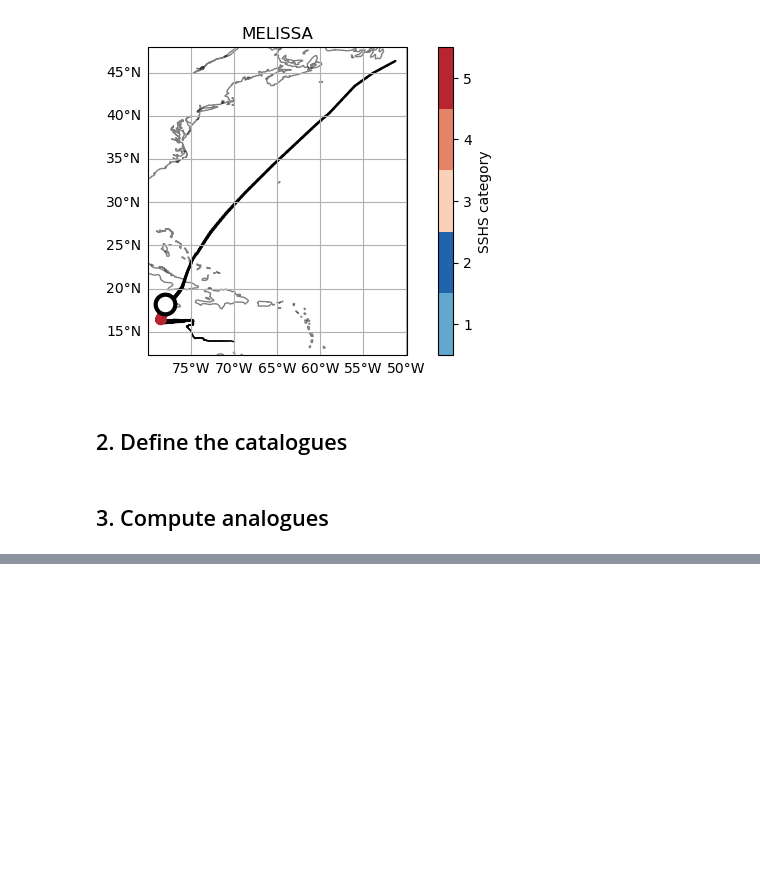
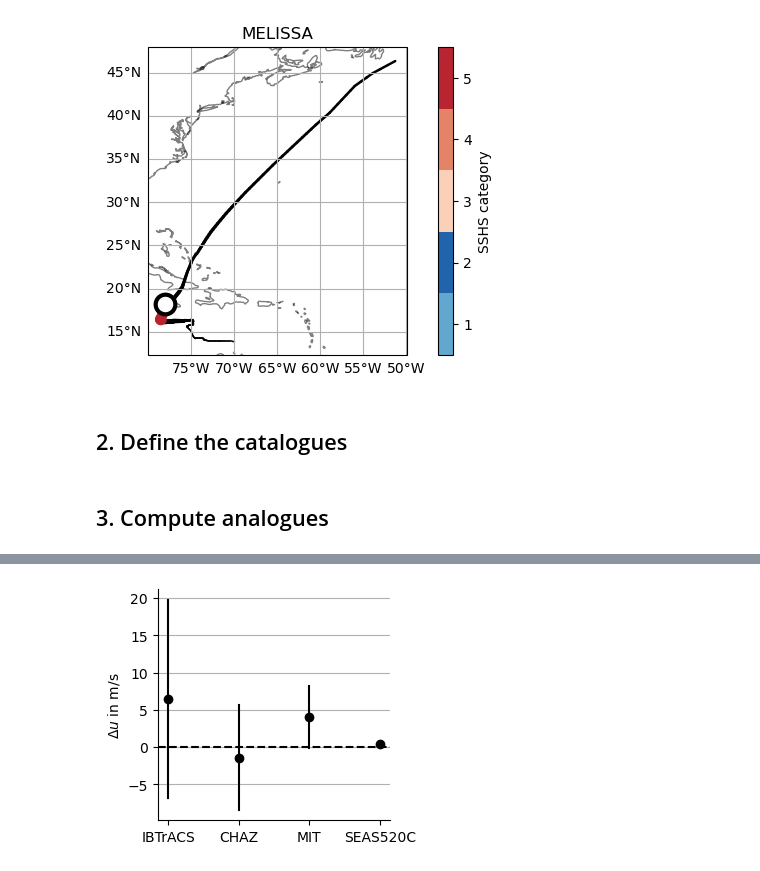
Before and after one commit to stella-bourdin/tc-track-analogues, a Jupyter notebook: notebooks/workflow.ipynb, the cells around one changed output, grey strips where cells are left out. Saved outputs shown, nothing was run; the diff lists cells and outputs as text; code cells hidden in the pictures; blank space fills up the shorter version.

```diff
--- a/notebooks/workflow.ipynb
+++ b/notebooks/workflow.ipynb
@@ -116,0 +127,11 @@ for j, c in enumerate(catalogues):
+# %%
+plt.figure(figsize = (3,3))
+plt.scatter(mean.keys(), mean.values(), zorder = 10, color = 'k')
+for i, c in enumerate(catalogues):
+    plt.plot([i,i], list(cis.values())[i], color = 'k')
+plt.axhline(y=0, color = 'k', linestyle = "--")
+plt.ylabel("$\Delta u$ in m/s")
+plt.grid(axis = 'y')
+sns.despine()
+# %% [output]
+[figure, added]
```
Also changed, not shown: parts of 10 cells of this notebook, 1 other file.
